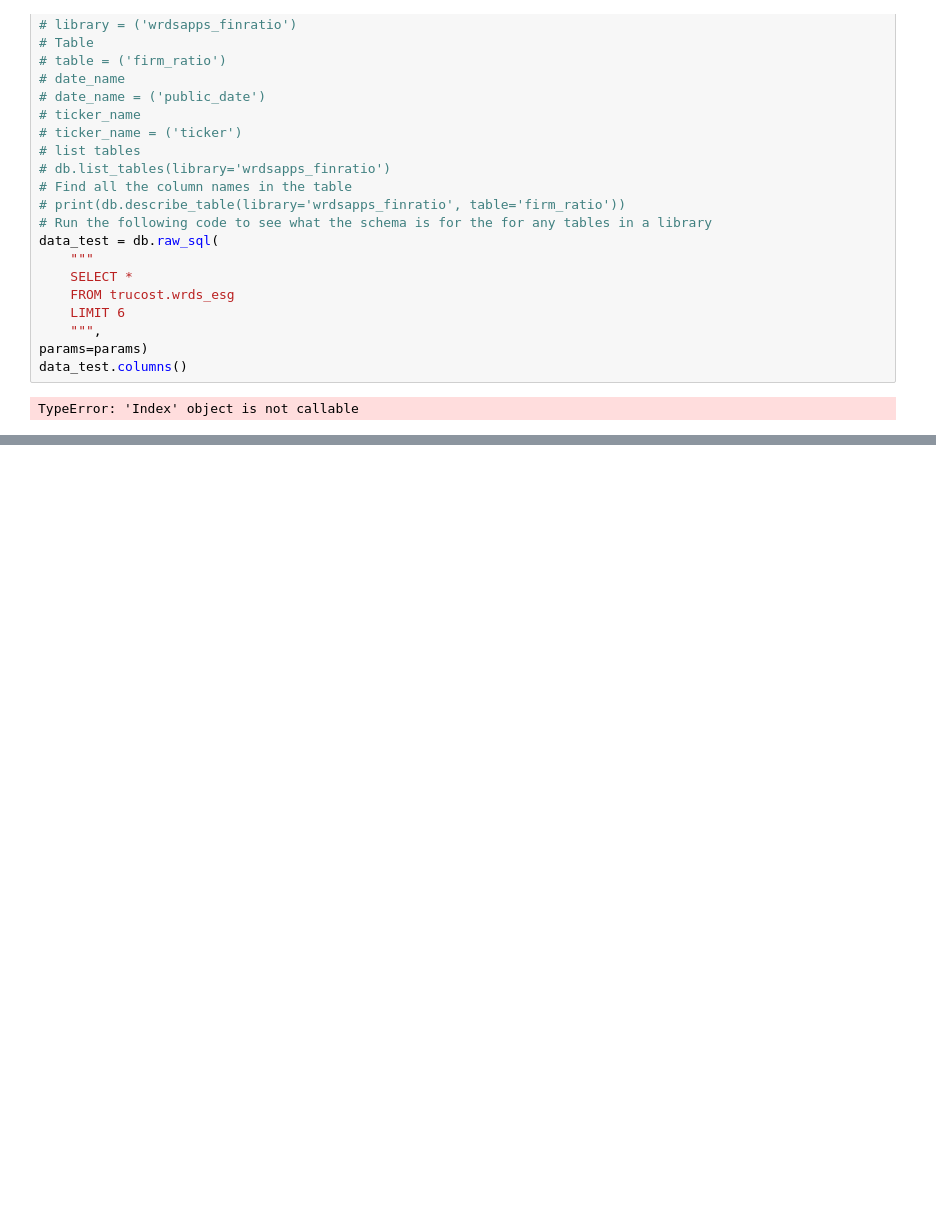
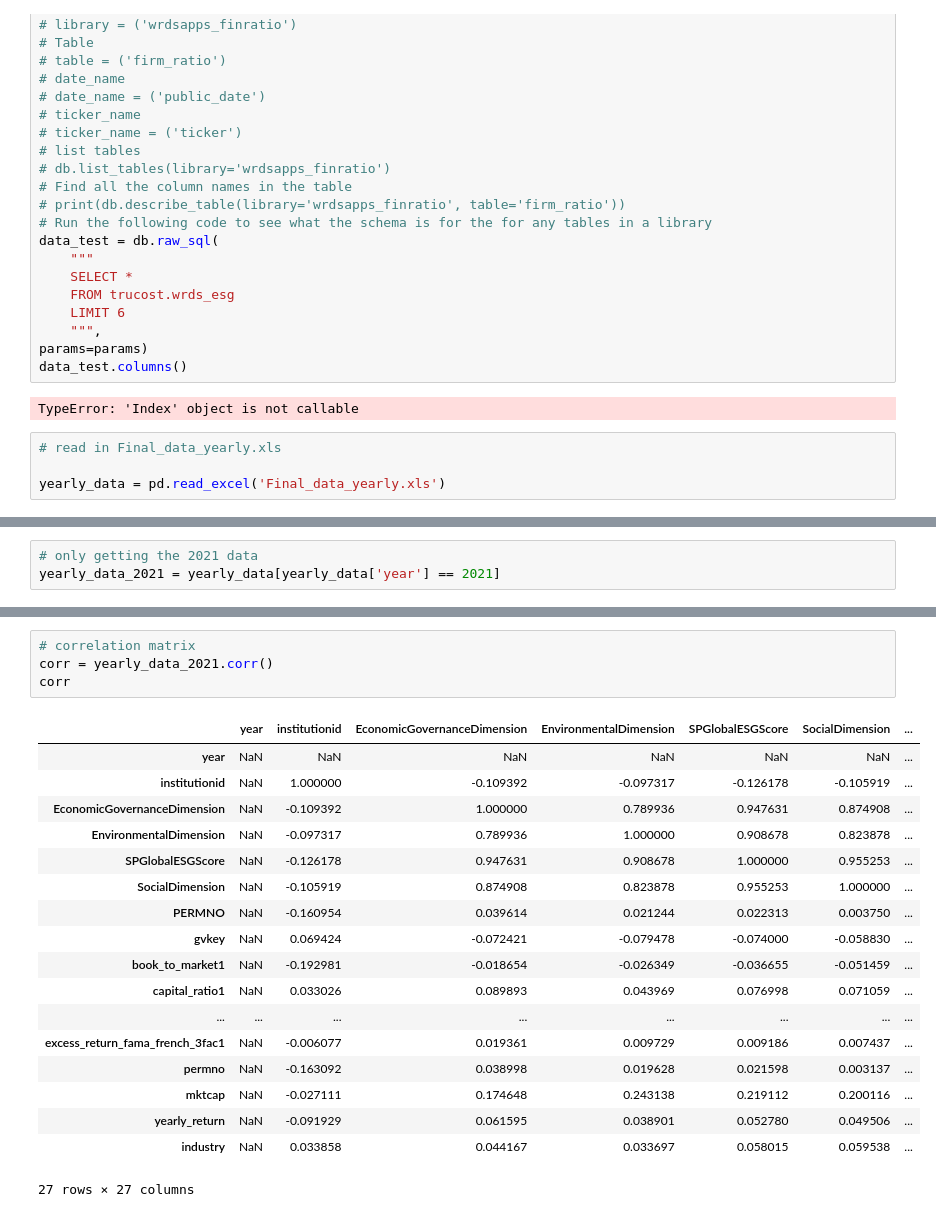
Before and after one commit to TDR474/ESG-Fama-French, a Jupyter notebook: wrds.ipynb, the cells around one changed output, grey strips where cells are left out. Saved outputs shown, nothing was run; the diff lists cells and outputs as text; blank space fills up the shorter version.

```diff
--- a/wrds.ipynb
+++ b/wrds.ipynb
@@ -311,3 +311,7 @@ params=params)
 data_test.columns()
 # %% [output]
 TypeError: 'Index' object is not callable
+# %%
+# read in Final_data_yearly.xls
+
+yearly_data = pd.read_excel('Final_data_yearly.xls')
@@ -313,0 +333,3 @@ TypeError: 'Index' object is not callable
+# %%
+# only getting the 2021 data
+yearly_data_2021 = yearly_data[yearly_data['year'] == 2021]
@@ -313,0 +404,23 @@ TypeError: 'Index' object is not callable
+# %%
+# correlation matrix
+corr = yearly_data_2021.corr()
+corr
+# %% [output]
+|  | year | institutionid | EconomicGovernanceDimension | EnvironmentalDimension | SPGlobalESGScore | SocialDimension | ... |
+| year | NaN | NaN | NaN | NaN | NaN | NaN | ... |
+| institutionid | NaN | 1.000000 | -0.109392 | -0.097317 | -0.126178 | -0.105919 | ... |
+| EconomicGovernanceDimension | NaN | -0.109392 | 1.000000 | 0.789936 | 0.947631 | 0.874908 | ... |
+| EnvironmentalDimension | NaN | -0.097317 | 0.789936 | 1.000000 | 0.908678 | 0.823878 | ... |
+| SPGlobalESGScore | NaN | -0.126178 | 0.947631 | 0.908678 | 1.000000 | 0.955253 | ... |
+| SocialDimension | NaN | -0.105919 | 0.874908 | 0.823878 | 0.955253 | 1.000000 | ... |
+| PERMNO | NaN | -0.160954 | 0.039614 | 0.021244 | 0.022313 | 0.003750 | ... |
+| gvkey | NaN | 0.069424 | -0.072421 | -0.079478 | -0.074000 | -0.058830 | ... |
+| book_to_market1 | NaN | -0.192981 | -0.018654 | -0.026349 | -0.036655 | -0.051459 | ... |
+| capital_ratio1 | NaN | 0.033026 | 0.089893 | 0.043969 | 0.076998 | 0.071059 | ... |
+| ... | ... | ... | ... | ... | ... | ... | ... |
+| excess_return_fama_french_3fac1 | NaN | -0.006077 | 0.019361 | 0.009729 | 0.009186 | 0.007437 | ... |
+| permno | NaN | -0.163092 | 0.038998 | 0.019628 | 0.021598 | 0.003137 | ... |
+| mktcap | NaN | -0.027111 | 0.174648 | 0.243138 | 0.219112 | 0.200116 | ... |
+| yearly_return | NaN | -0.091929 | 0.061595 | 0.038901 | 0.052780 | 0.049506 | ... |
+| industry | NaN | 0.033858 | 0.044167 | 0.033697 | 0.058015 | 0.059538 | ... |
+27 rows × 27 columns
```
Also changed, not shown: parts of 5 cells of this notebook, 2 other files.
